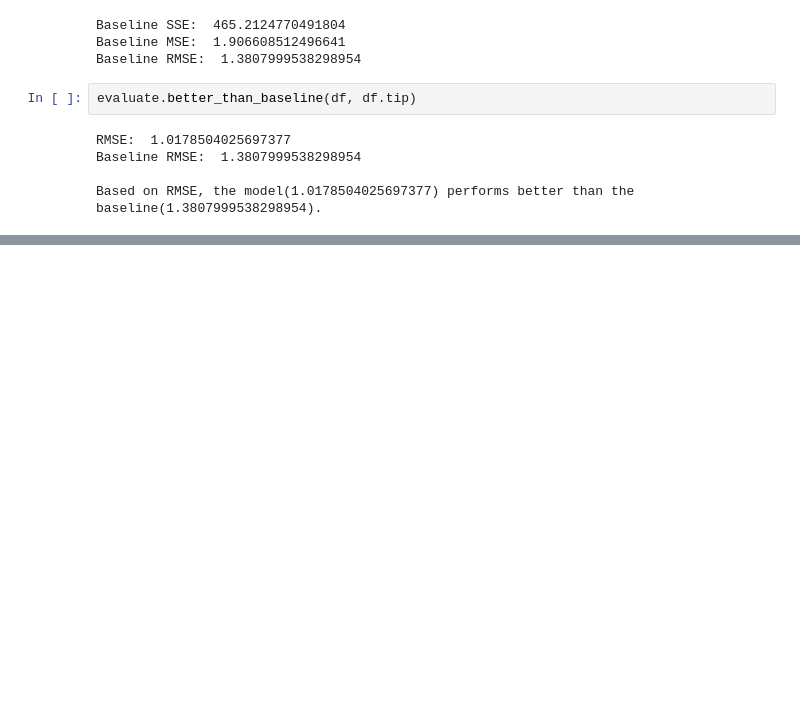
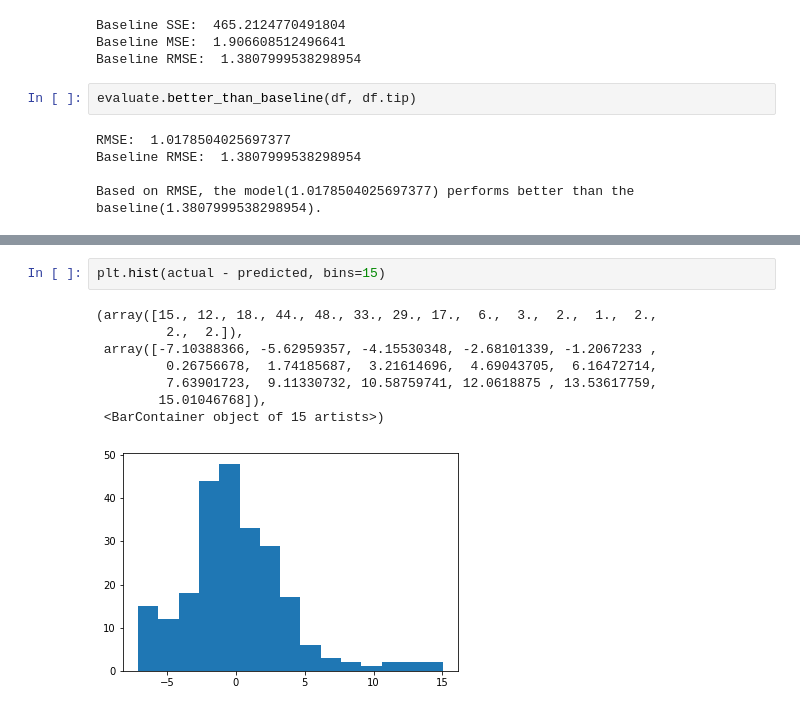
Before and after one commit to chadallen210/regression-exercises, a Jupyter notebook: evaluate.ipynb, the cells around one changed output, grey strips where cells are left out. Drawn from its saved outputs; the diff is of its cells as text; blank space fills up the shorter version.

```diff
--- a/evaluate.ipynb
+++ b/evaluate.ipynb
@@ -359,0 +458,11 @@ Based on RMSE, the model(1.0178504025697377) performs better than the baseline(1
+# %%
+plt.hist(actual - predicted, bins=15)
+# %% [output]
+(array([15., 12., 18., 44., 48., 33., 29., 17.,  6.,  3.,  2.,  1.,  2.,
+         2.,  2.]),
+ array([-7.10388366, -5.62959357, -4.15530348, -2.68101339, -1.2067233 ,
+         0.26756678,  1.74185687,  3.21614696,  4.69043705,  6.16472714,
+         7.63901723,  9.11330732, 10.58759741, 12.0618875 , 13.53617759,
+        15.01046768]),
+ <BarContainer object of 15 artists>)
+[figure, added]
```
Also changed, not shown: parts of 11 cells of this notebook.
